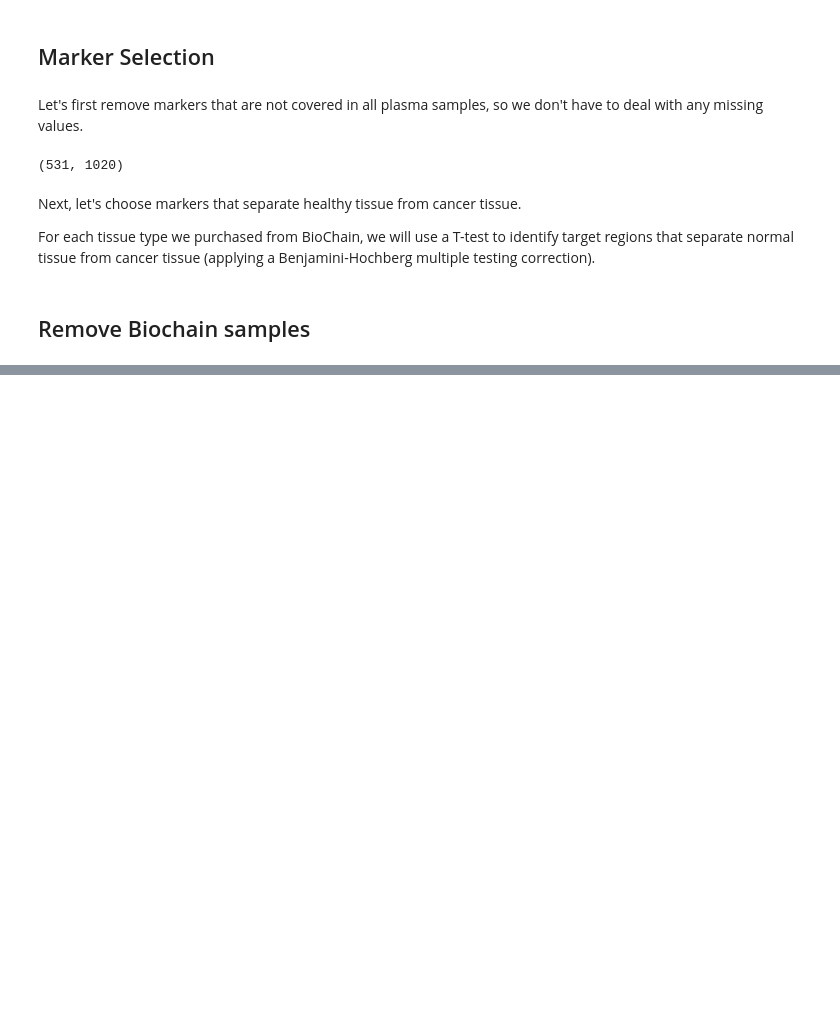
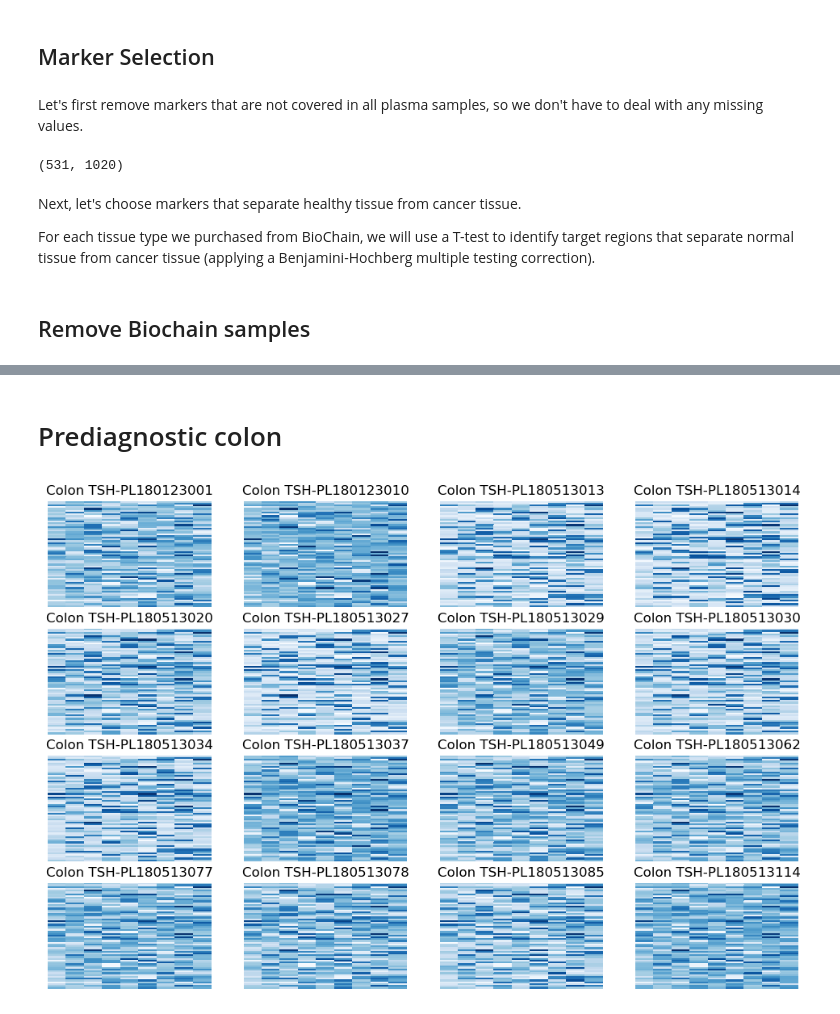
Before and after one commit to d6y/ncomms-20-10056-t, a Jupyter notebook: VisualizePatientData.ipynb, the cells around one changed output, grey strips where cells are left out. Cells and saved outputs as stored; diff of their text form; code cells hidden in the pictures; blank space fills up the shorter version.

```diff
--- a/VisualizePatientData.ipynb
+++ b/VisualizePatientData.ipynb
@@ -157,0 +143,6 @@ plt.show()
+# %% [markdown]
+# Prediagnostic colon
+# %%
+plot(rows, cols, pre_diagnosis_samples_colon)
+# %% [output]
+[figure, added]
```
Also changed, not shown: parts of 21 cells of this notebook.
